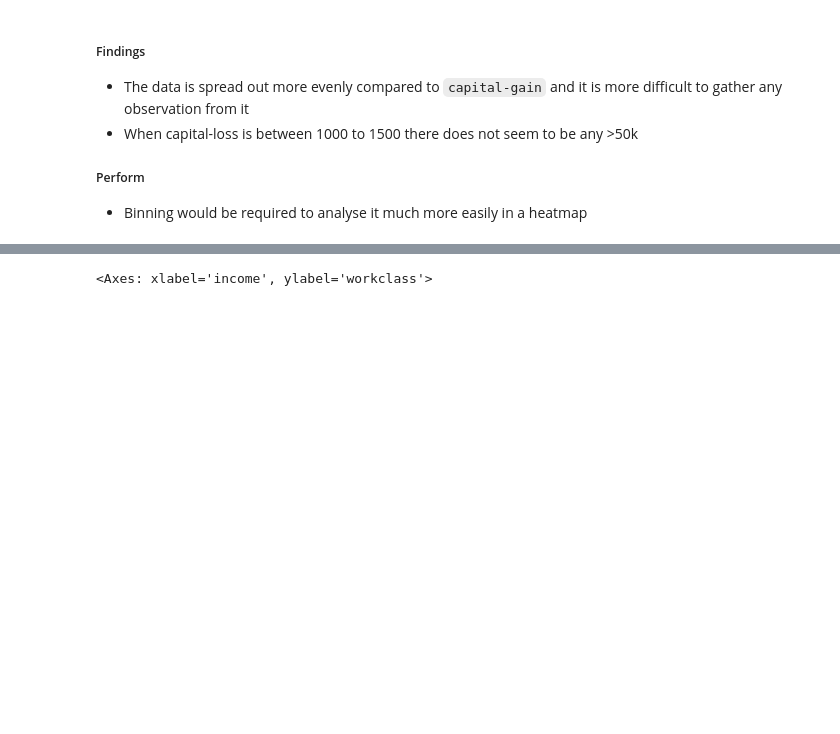
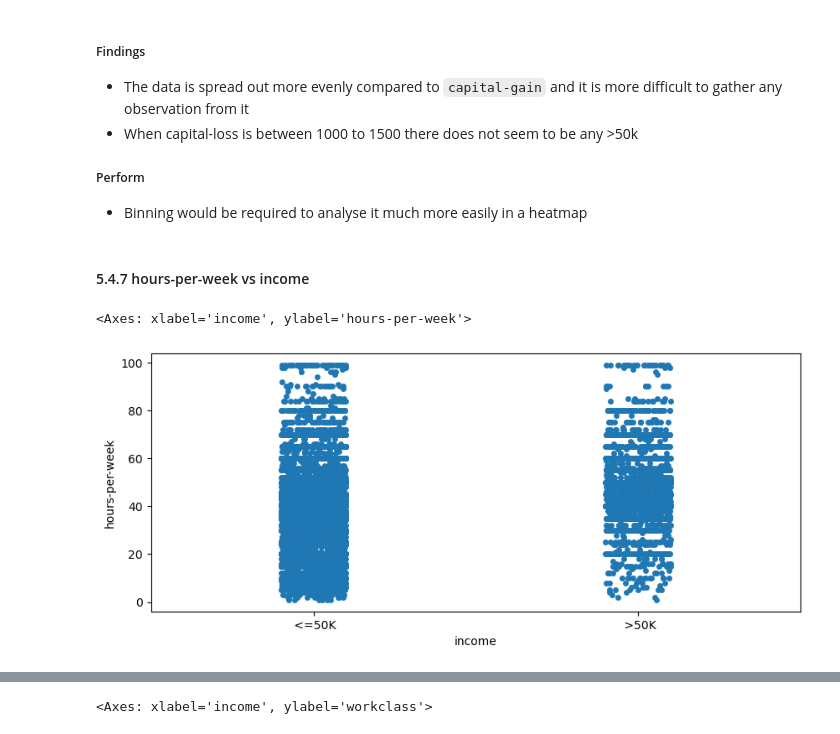
Before and after one commit to Pytode2000/Adult-Census-Income-Machine-Learning-Project, a Jupyter notebook: Main_Notebook.ipynb, the cells around one changed output, grey strips where cells are left out. Cells and saved outputs as stored; diff of their text form; code cells hidden in the pictures; blank space fills up the shorter version.

```diff
--- a/notebook.ipynb
+++ b/Main_Notebook.ipynb
@@ -853,3 +853,12 @@ sns.stripplot(x = 'income', y = 'capital-loss', data = adult_data)
 
 ##### Perform
 - Binning would be required to analyse it much more easily in a heatmap
+# %% [markdown]
+#### 5.4.7 hours-per-week vs income
+# %%
+f = plt.pyplot.figure(figsize=(10, 4))
+
+sns.stripplot(x = 'income', y = 'hours-per-week', data = adult_data)
+# %% [output]
+<Axes: xlabel='income', ylabel='hours-per-week'>
+[figure, added]
```
Also changed, not shown: parts of 36 cells of this notebook, 6 other files.
